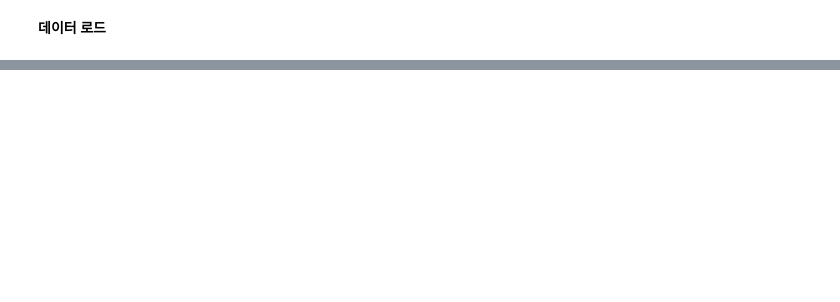
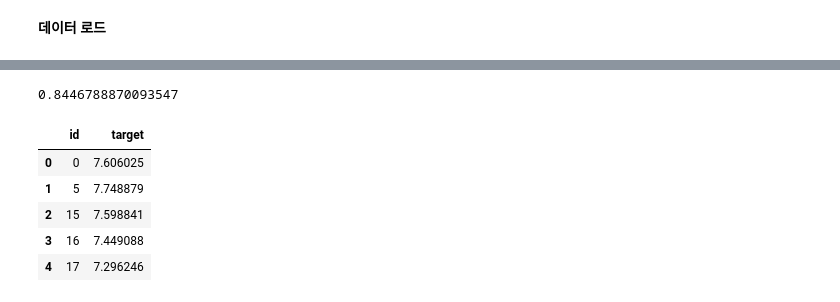
Before and after one commit to jjbmsda/Kaggle, a Jupyter notebook: Feb Tabular Playground Competition/Feb_Tabular_Playground_Competition.ipynb, the cells around one changed output, grey strips where cells are left out. Saved outputs shown, nothing was run; the diff lists cells and outputs as text; code cells hidden in the pictures; blank space fills up the shorter version.

```diff
--- a/Feb Tabular Playground Competition/Feb_Tabular_Playground_Competition.ipynb
+++ b/Feb Tabular Playground Competition/Feb_Tabular_Playground_Competition.ipynb
@@ -86,0 +92,22 @@ X_train, X_test, y_train, y_test = train_test_split(train, target, train_size=0.
+# %%
+folds = KFold(n_splits=5, shuffle=True, random_state=2021) #5 fold의 KFold를 정의합니다. random_state는 임의대로 정의하여도 됩니다.
+# %%
+lgb_params = dict({'objective': 'regression', #LGBM 모델의 다양한 parameter들을 정의합니다. 이 문제는 회귀 문제이므로 regression으로 정의합니다.
+ 'metric': 'rmse', #이 대회에서는 평가에 RMSE를 사용합니다.
+ 'verbosity': -1, #모델 훈련 상태를 얼마만큼 알려줄 것인지 설정합니다.
+ 'learning_rate': 0.01, #learning rate를 설정합니다
+ 'early_stopping_round' : 200, #200번의 훈련 동안 모델의 성능에 향상이 없으면 학습을 중지합니다.
+ 'num_iterations' : 20000}) #최대 20000번 훈련합니다.
+# %%
+oof_preds = np.zeros_like(train_y) #validation의 예측값을 저장할 DataFrame을 만듭니다.
+models = [] #5개의 모델을 저장할 list를 만듭니다.
+for tr_idx, va_idx in folds.split(train_x): #5번 상호 검증을 수행하며 훈련할 for 반복문을 만듭니다.
+    tr_x, va_x = train_x.iloc[tr_idx], train_x.iloc[va_idx] #예측에 사용할 x 값들에서 validation 데이터를 분리합니다.
+    tr_y, va_y = train_y[tr_idx], train_y[va_idx] #예측할 데이터인 y 값들에서 validation 데이터를 분리합니다.
+
+    lgb_train_dataset = lgb.Dataset(tr_x, tr_y) #train 데이터를 LGBM용 데이터셋으로 변환합니다. 자세한 내용은 공식 문서를 참조하세요. https://lightgbm.readthedocs.io/en/latest/pythonapi/lightgbm.Dataset.html
+    lgb_valid_dataset = lgb.Dataset(va_x, va_y) #test 데이터를 LGBM용 데이터셋으로 변환합니다.
+    model = lgb.train(lgb_params, lgb_train_dataset, valid_sets=[lgb_valid_dataset], verbose_eval=100) #LGBM 모델을 훈련합니다.
+    models.append(model) #각 모델을 위에서 정의한 모델 리스트에 입력합니다.
+    oof_pred = model.predict(va_x) #validation 데이터를 예측합니다.
+    oof_preds[va_idx] = oof_pred #예측한 값을 위에서 만든 DataFrame에 입력합니다.
@@ -86,0 +132,24 @@ X_train, X_test, y_train, y_test = train_test_split(train, target, train_size=0.
+# %%
+np.sqrt(mean_squared_error(df_train.target, oof_preds)) #각 모델로 산출한 validation 데이터의 RMSE 점수를 출력하여 모델의 성능을 확인합니다.
+# %% [output]
+0.8446788870093547
+# %%
+preds = [] #예측값을 저장할 DataFrame을 만듭니다.
+for model in models: #저장했던 모델들을 하나씩 예측하는 for 반복문을 만듭니다.
+    pred = model.predict(test_x) #각 모델을 하나씩 예측합니다.
+    preds.append(pred) #각 예측값을 위에서 만든 DataFrame에 입력합니다.
+preds = np.mean(preds, axis=0) #각 예측값의 평균을 내어 최종 예측값을 완성합니다.
+# %%
+sub = df_sample.copy() #submission 샘플을 복사합니다.
+sub["target"] = preds #샘플의 target column에 최종 예측값을 입력합니다.
+
+sub.to_csv("submission_baseline(simple parameter).csv", index=False) #제출을 위한 csv 파일을 생성합니다.
+
+sub.head() #최종 제출 파일의 앞부분을 확인합니다.
+# %% [output]
+|  | id | target |
+| 0 | 0 | 7.606025 |
+| 1 | 5 | 7.748879 |
+| 2 | 15 | 7.598841 |
+| 3 | 16 | 7.449088 |
+| 4 | 17 | 7.296246 |
```
Also changed, not shown: parts of 18 cells of this notebook.
